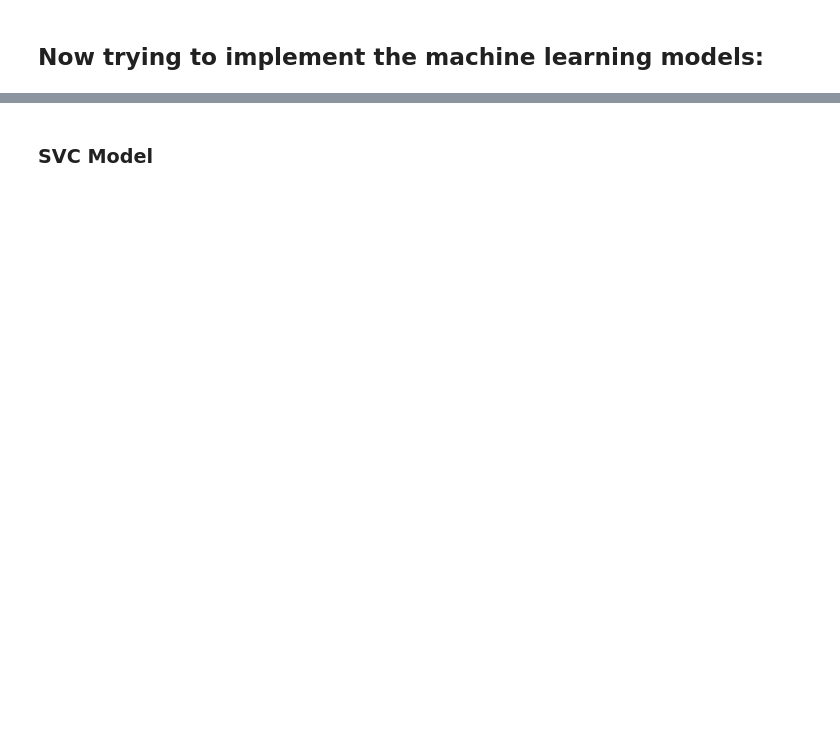
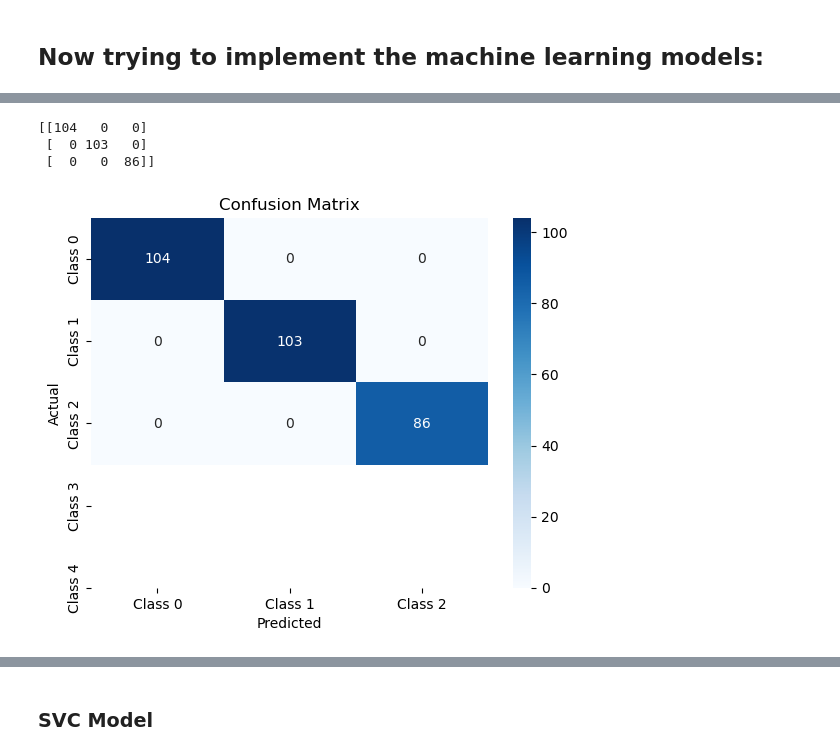
Before and after one commit to Aishwarya-Ubale/YogaPoseDetection, a Jupyter notebook: AnnotationForKeyPointDetection.ipynb, the cells around one changed output, grey strips where cells are left out. Cells and saved outputs as stored; diff of their text form; code cells hidden in the pictures; blank space fills up the shorter version.

```diff
--- a/AnnotationForKeyPointDetection.ipynb
+++ b/AnnotationForKeyPointDetection.ipynb
@@ -251,5 +279,7 @@ X,Y = data.iloc[:,:132],data['target']
 # %%
 #Read the test dataset
 
-data = pd.read_csv("testing_dataset3_with target_allposses.csv")
-X_test = test_data.iloc[:, :132]
+test_data = pd.read_csv("testing_dataset3_with target_allposses.csv")
+#X_test = test_data.iloc[:, :132]
+
+X_test,Y_test = test_data.iloc[:,:132],test_data['target']
@@ -255,0 +297,16 @@ X_test = test_data.iloc[:, :132]
+# %%
+from sklearn import metrics
+
+confusion_matrix = metrics.confusion_matrix(Y_test, Y_test)
+print(confusion_matrix)
+# Plot confusion matrix using seaborn
+sns.heatmap(confusion_matrix, annot=True, fmt='d', cmap='Blues', xticklabels=['Class 0', 'Class 1', 'Class 2'], yticklabels=['Class 0', 'Class 1', 'Class 2'])
+plt.xlabel('Predicted')
+plt.ylabel('Actual')
+plt.title('Confusion Matrix')
+plt.show()
+# %% [output]
+[[104   0   0]
+ [  0 103   0]
+ [  0   0  86]]
+[figure, added]
```
Also changed, not shown: parts of 22 cells of this notebook, 1 other file.
